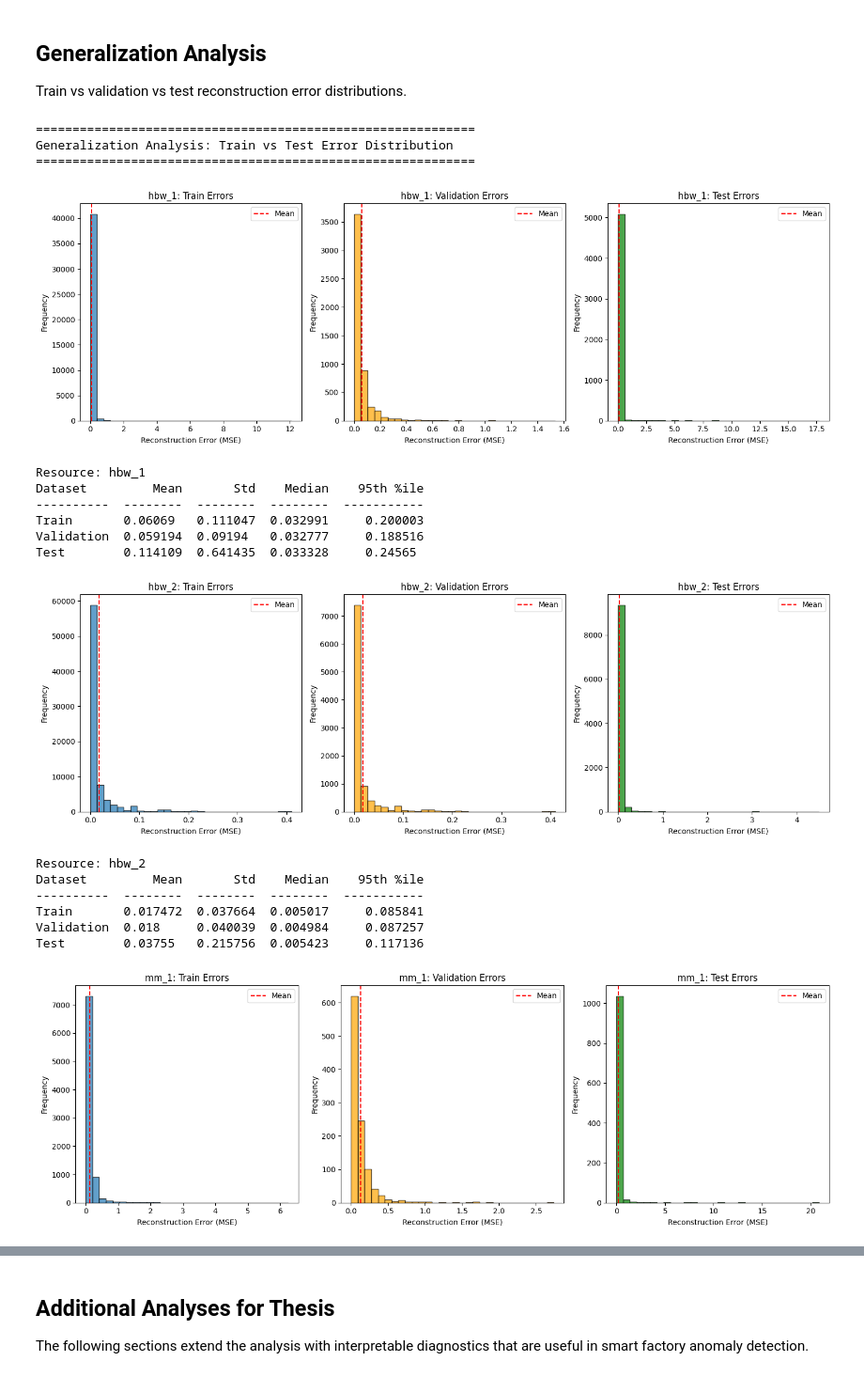
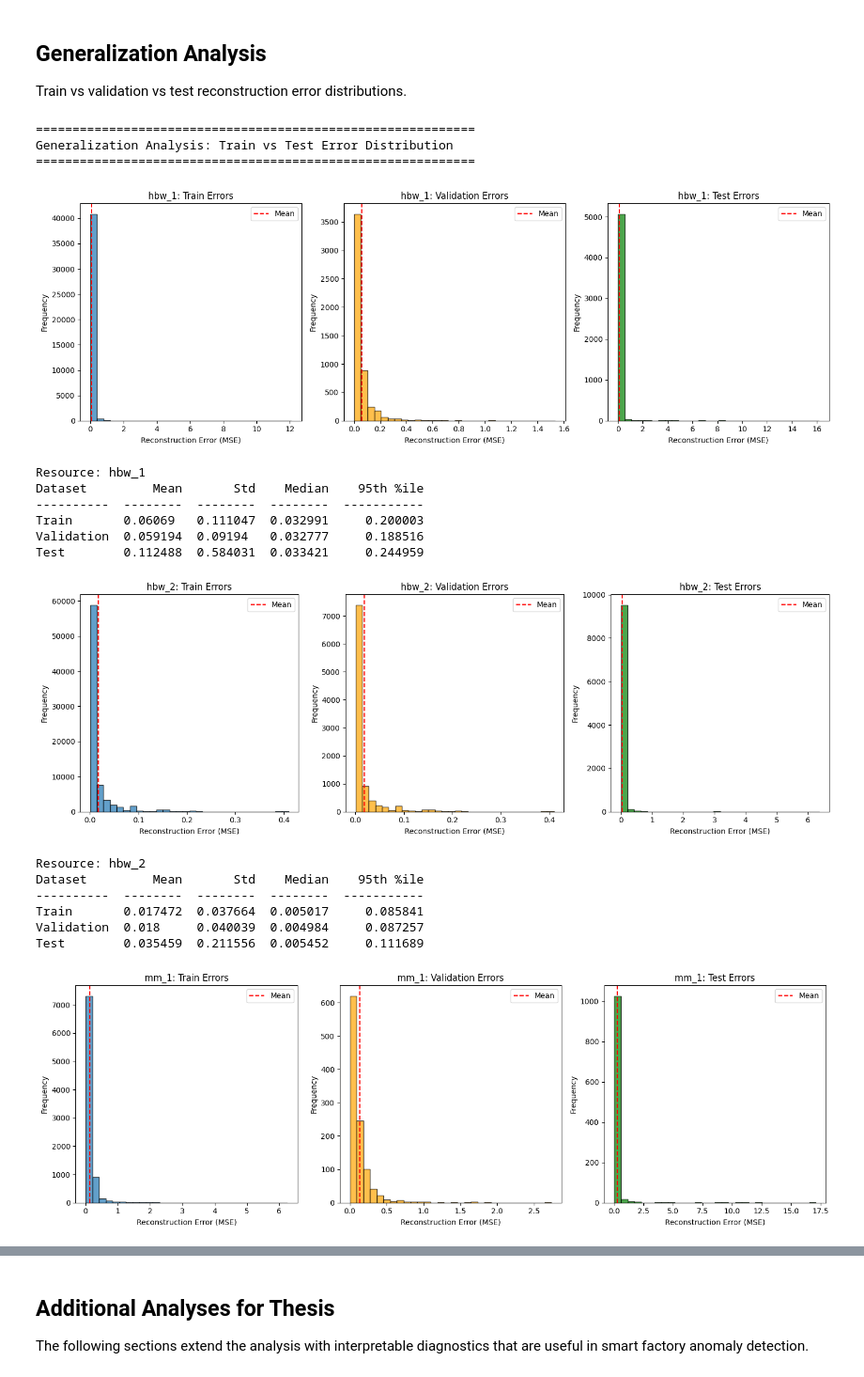
Before and after one commit to Olive305/Bachelor-thesis, a Jupyter notebook: analysis.ipynb, the cells around one changed output, grey strips where cells are left out. Shown at 94% size. Saved outputs shown, nothing was run; the diff lists cells and outputs as text; code cells hidden in the pictures.

```diff
--- a/analysis.ipynb
+++ b/analysis.ipynb
@@ -1416,13 +1428,13 @@ for resource, data in all_results.items():
     # Get the model for this resource
     train_scaled = data["train_scaled"]
     val_scaled = data["val_scaled"]
-    test_anomalous = data["test_anomalous"]
+    test_scaled = data["test_scaled"]
     reconstructions = data["ae_reconstructions"]
 
     # Convert to 2D numpy arrays for sklearn compatibility
     train_np = to_numpy_2d(train_scaled)
     val_np = to_numpy_2d(val_scaled)
-    test_np = to_numpy_2d(test_anomalous)
+    test_np = to_numpy_2d(test_scaled)
     recon_np = to_numpy_2d(reconstructions)
 
     # Reconstruct the original train/validation sets using the already available model pipeline.
@@ -1478,43 +1490,43 @@ for resource, data in all_results.items():
 
     axes[2].hist(test_errors, bins=30, alpha=0.7, color="green", edgecolor="black")
     axes[2].set_title(f"{resource}: Test Errors")
     axes[2].set_xlabel("Reconstruction Error (MSE)")
     axes[2].set_ylabel("Frequency")
     axes[2].axvline(np.mean(test_errors), color="r", linestyle="--", label="Mean")
     axes[2].legend()
 
     plt.tight_layout()
     plt.show()
 
     # Print statistics
     stats_table = [
         ["Train", f"{np.mean(train_errors):.6f}", f"{np.std(train_errors):.6f}", f"{np.median(train_errors):.6f}", f"{np.percentile(train_errors, 95):.6f}"],
         ["Validation", f"{np.mean(val_errors):.6f}", f"{np.std(val_errors):.6f}", f"{np.median(val_errors):.6f}", f"{np.percentile(val_errors, 95):.6f}"],
         ["Test", f"{np.mean(test_errors):.6f}", f"{np.std(test_errors):.6f}", f"{np.median(test_errors):.6f}", f"{np.percentile(test_errors, 95):.6f}"],
     ]
 
     print(f"Resource: {resource}")
     print(tabulate.tabulate(stats_table, headers=["Dataset", "Mean", "Std", "Median", "95th %ile"]))
     print()
 # %% [output]
 ============================================================
 Generalization Analysis: Train vs Test Error Distribution
 ============================================================
-[figure, old version]
+[figure, new version]
 Resource: hbw_1
 Dataset         Mean       Std    Median    95th %ile
 ----------  --------  --------  --------  -----------
 Train       0.06069   0.111047  0.032991     0.200003
 Validation  0.059194  0.09194   0.032777     0.188516
-Test        0.114109  0.641435  0.033328     0.24565
+Test        0.112488  0.584031  0.033421     0.244959
-[figure, old version]
+[figure, new version]
 Resource: hbw_2
 Dataset         Mean       Std    Median    95th %ile
 ----------  --------  --------  --------  -----------
 Train       0.017472  0.037664  0.005017     0.085841
 Validation  0.018     0.040039  0.004984     0.087257
-Test        0.03755   0.215756  0.005423     0.117136
+Test        0.035459  0.211556  0.005452     0.111689
-[figure, old version]
+[figure, new version]
 Resource: mm_1
 Dataset         Mean       Std    Median    95th %ile
 ----------  --------  --------  --------  -----------
```
Also changed, not shown: parts of 12 cells of this notebook, 54 other files.
